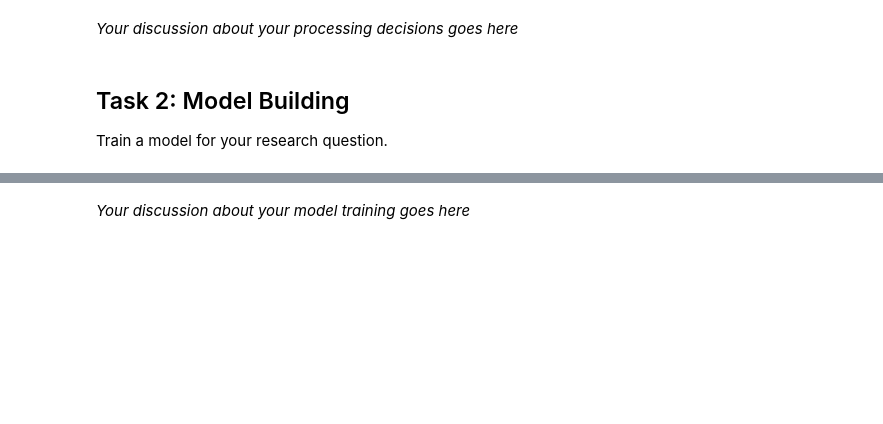
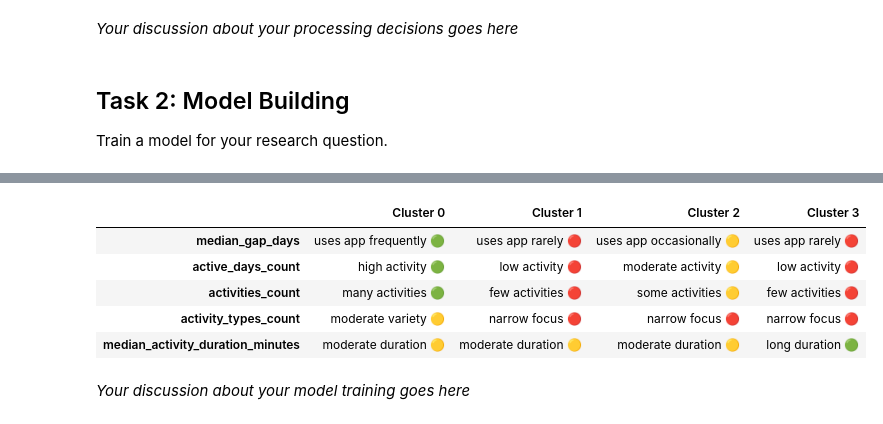
Before and after one commit to malenraychev/BigMMMBehaviour, a Jupyter notebook: m4_team-name.ipynb, the cells around one changed output, grey strips where cells are left out. Cells and saved outputs as stored; diff of their text form; code cells hidden in the pictures; blank space fills up the shorter version.

```diff
--- a/m4_team-name.ipynb
+++ b/m4_team-name.ipynb
@@ -239,3 +308,67 @@ Train a model for your research question.
+# %%
+# Define emoji-enhanced interpretation labels (ordered worst → best)
+emoji_labels = {
+    'median_gap_days': [  # Lower is better here
+        'uses app rarely 🔴',
+        'uses app occasionally 🟡',
+        'uses app frequently 🟢'
+    ],
+    'active_days_count': [
+        'low activity 🔴',
+        'moderate activity 🟡',
+        'high activity 🟢'
+    ],
+    'activities_count': [
+        'few activities 🔴',
+        'some activities 🟡',
+        'many activities 🟢'
+    ],
+    'activity_types_count': [
+        'narrow focus 🔴',
+        'moderate variety 🟡',
+        'diverse activity 🟢'
+    ],
+    'median_activity_duration_minutes': [
+        'short duration 🔴',
+        'moderate duration 🟡',
+        'long duration 🟢'
+    ]
+}
+
+# Median values per cluster
+cluster_summary = user_profile_activity_clean.groupby('cluster')[columns_used].median().T
+cluster_summary.columns = [f'Cluster {c}' for c in cluster_summary.columns]
+
+# Initialize interpretation DataFrame
+interpretation_df = pd.DataFrame(index=cluster_summary.index, columns=cluster_summary.columns)
+
+# Fill the interpretation DataFrame with 3-category emoji labels
+for feature in cluster_summary.index:
+    # Direction: for median_gap_days → ascending is bad, so invert the feature temporarily
+    data = user_profile_activity_clean[feature]
+    if feature == 'median_gap_days':
+        data = -data
+        values = -cluster_summary.loc[feature]
+    else:
+        values = cluster_summary.loc[feature]
+
+    # Get 3 quantile bins with dropped duplicates
+    _, bins = pd.qcut(data, q=3, retbins=True, duplicates='drop')
+    labels = emoji_labels[feature][:len(bins) - 1]
+
+    for cluster in cluster_summary.columns:
+        label = pd.cut([values[cluster]], bins=bins, labels=labels, include_lowest=True)[0]
+        interpretation_df.loc[feature, cluster] = label
+
+# Display the interpretation table
+display(interpretation_df)
+# %% [output]
+|  | Cluster 0 | Cluster 1 | Cluster 2 | Cluster 3 |
+| median_gap_days | uses app frequently 🟢 | uses app rarely 🔴 | uses app occasionally 🟡 | uses app rarely 🔴 |
+| active_days_count | high activity 🟢 | low activity 🔴 | moderate activity 🟡 | low activity 🔴 |
+| activities_count | many activities 🟢 | few activities 🔴 | some activities 🟡 | few activities 🔴 |
+| activity_types_count | moderate variety 🟡 | narrow focus 🔴 | narrow focus 🔴 | narrow focus 🔴 |
+| median_activity_duration_minutes | moderate duration 🟡 | moderate duration 🟡 | moderate duration 🟡 | long duration 🟢 |
 # %% [markdown]
 *Your discussion about your model training goes here*
 # %% [markdown]
```
Also changed, not shown: parts of 4 cells of this notebook.
